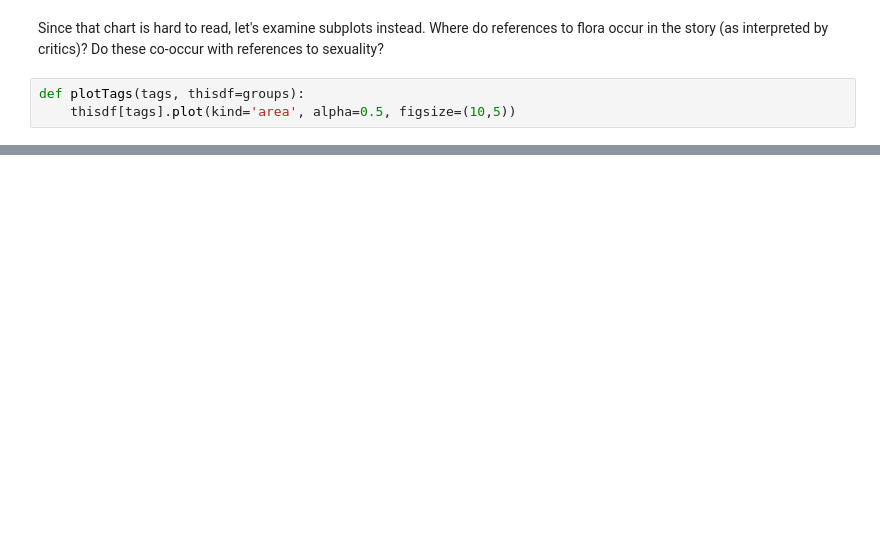
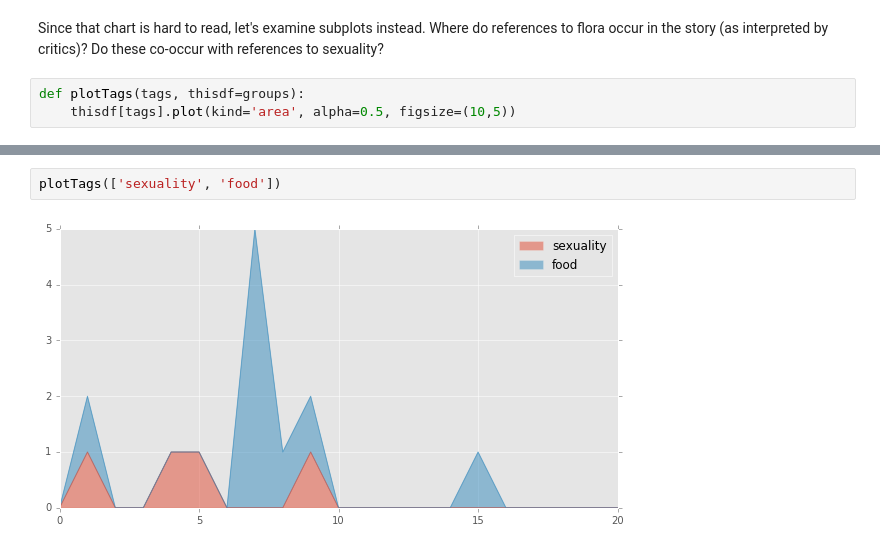
Before and after one commit to JonathanReeve/corpus-mansfield-garden-party-TEI, a Jupyter notebook: garden-party-tag-stats.ipynb, the cells around one changed output, grey strips where cells are left out. Drawn from its saved outputs; the diff is of its cells as text; blank space fills up the shorter version.

```diff
--- a/garden-party-tag-stats.ipynb
+++ b/garden-party-tag-stats.ipynb
@@ -134,0 +150,4 @@ plotTags(['desire', 'eyes'])
+# %%
+plotTags(['sexuality', 'food'])
+# %% [output]
+[figure, added]
```
Also changed, not shown: parts of 14 cells of this notebook, 1 other file.
